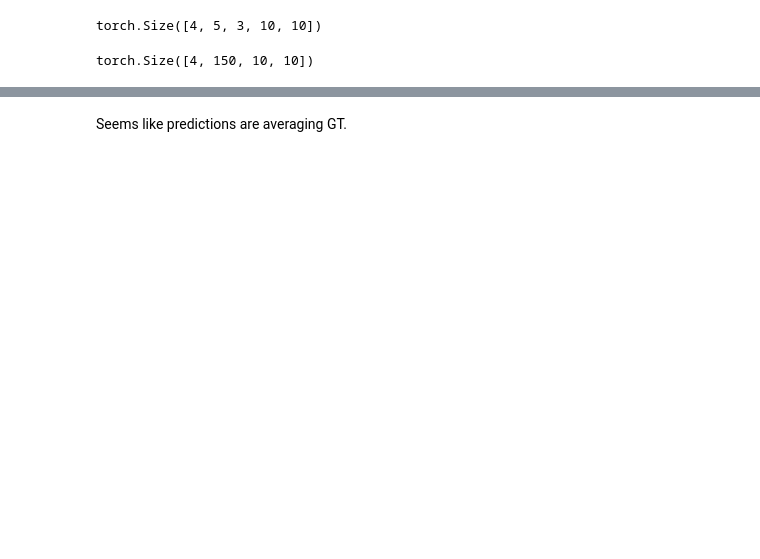
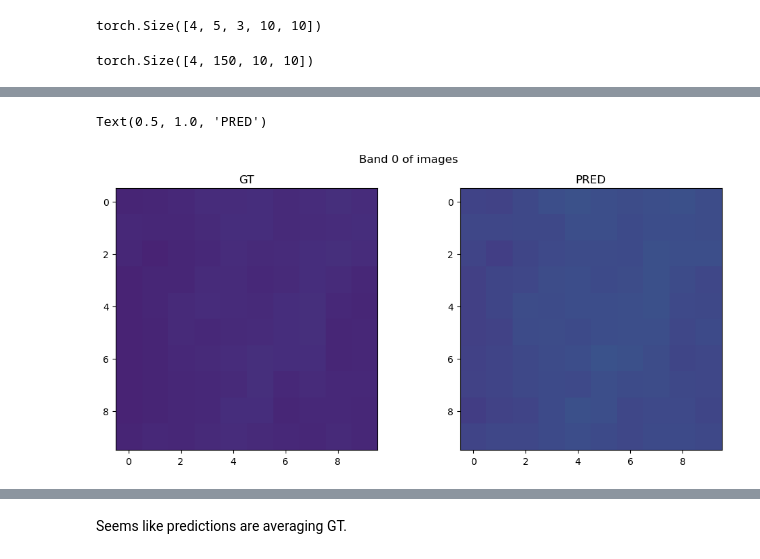
Before and after one commit to zuzg/domain-aware-hyperspectral-ml, a Jupyter notebook: notebooks/modelling.ipynb, the cells around one changed output, grey strips where cells are left out. Cells and saved outputs as stored; diff of their text form; code cells hidden in the pictures; blank space fills up the shorter version.

```diff
--- a/notebooks/modelling.ipynb
+++ b/notebooks/modelling.ipynb
@@ -245,6 +245,16 @@ plt.show()
 i = 1
 gt_img = imgs[0][i]
 pred_img = outputs[0][i].cpu().detach().numpy()
+# %%
+fig, axs = plt.subplots(1, 2, figsize=(12, 5))
+fig.suptitle("Band 0 of images")
+axs[0].imshow(gt_img[0], vmin=0, vmax=1)
+axs[0].set_title("GT")
+axs[1].imshow(pred_img[0], vmin=0, vmax=1)
+axs[1].set_title("PRED")
+# %% [output]
+Text(0.5, 1.0, 'PRED')
+[figure, added]
 # %%
 # original image - band0
 plt.imshow(gt_img[100], vmin=0, vmax=1)
```
Also changed, not shown: parts of 10 cells of this notebook, 20 other files.
